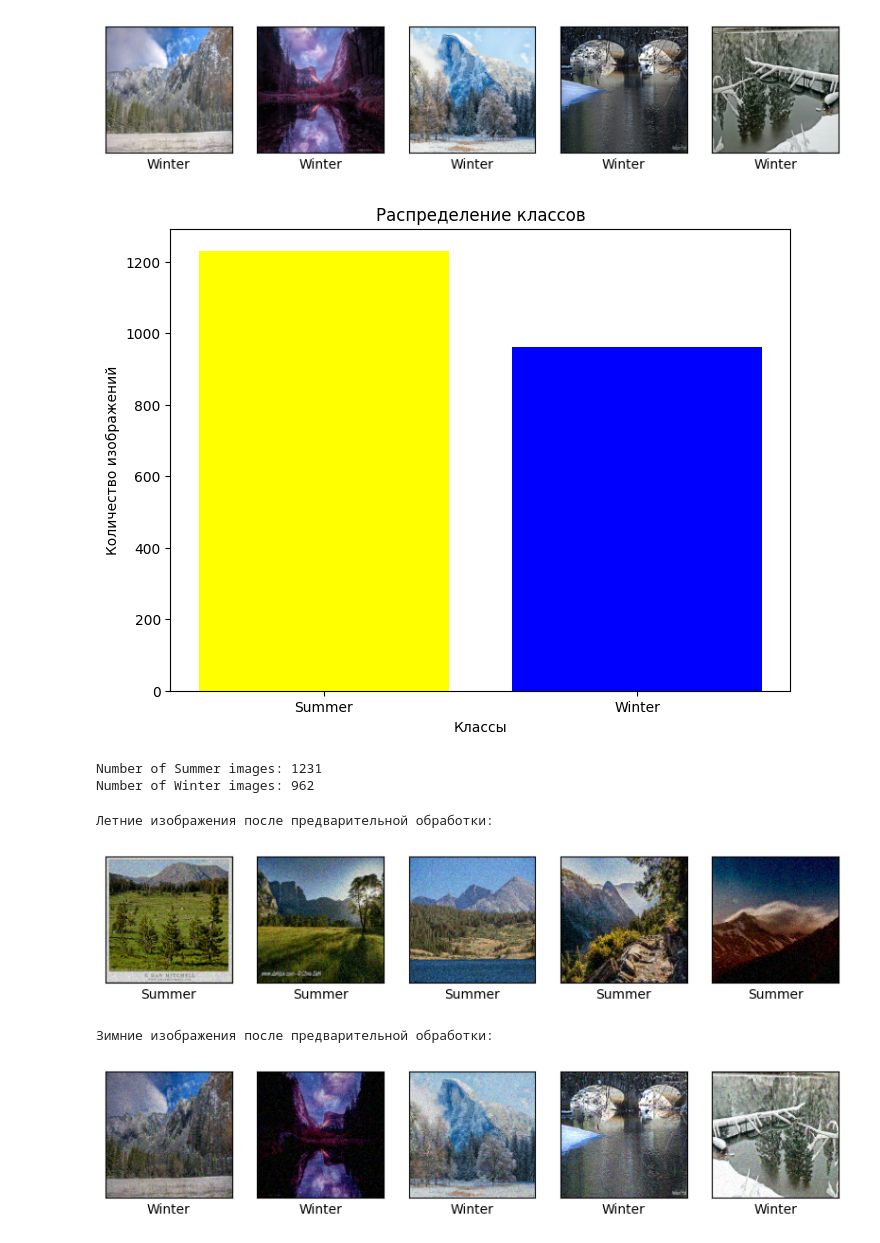
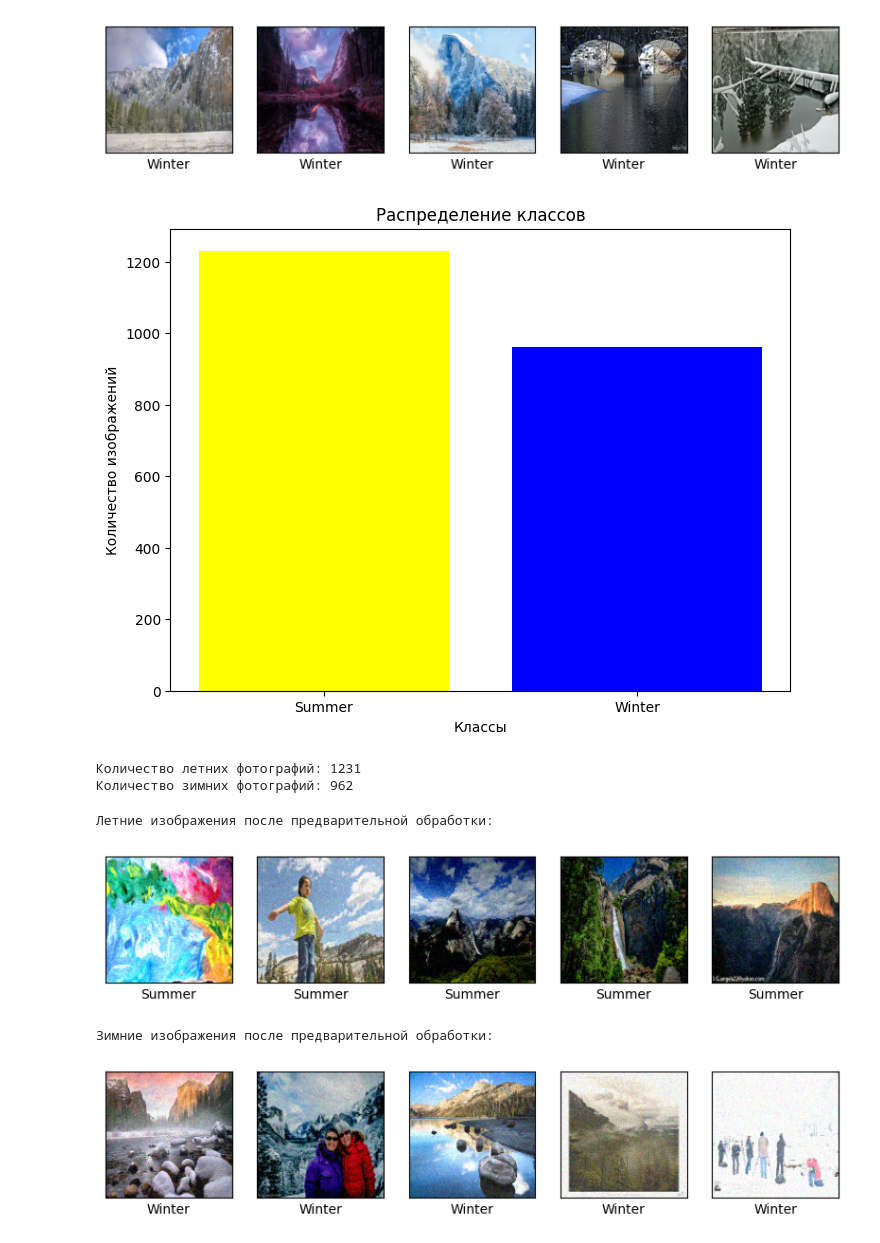
Before and after one commit to Xcution28/neural_networks, a Jupyter notebook: neural_networks_lab_2.ipynb, the cells around one changed output. Drawn from its saved outputs; the diff is of its cells as text; code cells hidden in the pictures.

```diff
--- a/neural_networks_lab_2.ipynb
+++ b/neural_networks_lab_2.ipynb
@@ -62,12 +87,12 @@ class_names = ['Summer', 'Winter']
 datasets = [train_summer, train_winter]
 counts = class_distribution_and_plot(datasets, class_names)
 
-print(f"Number of Summer images: {counts[0]}")
-print(f"Number of Winter images: {counts[1]}")
+print(f"Количество летних фотографий: {counts[0]}")
+print(f"Количество зимних фотографий: {counts[1]}")
 # %% [output]
 [figure]
-Number of Summer images: 1231
-Number of Winter images: 962
+Количество летних фотографий: 1231
+Количество зимних фотографий: 962
 # %%
 # Добавление меток классам
 train_summer = train_summer.map(lambda image, _: (image, 0))
@@ -75,52 +100,53 @@ train_winter = train_winter.map(lambda image, _: (image, 1))
 
 # Функция для аугментации изображений
 def augment(image, label):
-    image = tf.image.random_flip_left_right(image)
-    image = tf.image.random_brightness(image, max_delta=0.2)
-    image = tf.image.random_contrast(image, lower=0.8, upper=1.2)
+    image = tf.image.random_flip_left_right(image) # рандомно переворачиваю изображение по горизонтали с вероятностью 50%
+    image = tf.image.random_brightness(image, max_delta=0.2) # рандомно изменяю яркость изображений
+    image = tf.image.random_contrast(image, lower=0.8, upper=1.2) # рандомно изменяю контраст изображений
     return image, label
 
 # Аугментация изображений
 train_summer = train_summer.map(augment)
 train_winter = train_winter.map(augment)
 
 # Объединение классов с балансировкой
-train_dataset = tf.data.Dataset.sample_from_datasets([train_summer, train_winter], weights=[0.5, 0.5])
+dataset = tf.data.Dataset.sample_from_datasets([train_summer, train_winter], weights=[0.5, 0.5])
 
 # Функция для нормализации и стандартизации размеров изображений
 def normalize_and_resize(image, label):
-    image = tf.image.resize(image, (128, 128))
-    image = tf.cast(image, tf.float32) / 255.0
-    image = tf.clip_by_value(image, 0.0, 1.0)
+    image = tf.image.resize(image, (128, 128)) # изменяю размер изображения до 128х128 пикселей
+    image = tf.cast(image, tf.float32) / 255.0 # преобразую изоражение в тип float32 и нормализую значения пикселей
+    image = tf.clip_by_value(image, 0.0, 1.0) # ограничиваю значения пикселей в диапазоне от 0 до 1, чтобы избежать выходов за границы
     return image, label
 
 # Функция для добавления шума
 def add_noise(image, label):
-    noise = tf.random.normal(shape=tf.shape(image), mean=0.0, stddev=0.05, dtype=tf.float32)
-    image = image + noise
-    image = tf.clip_by_value(image, 0.0, 1.0)
+    noise = tf.random.normal(shape=tf.shape(image), mean=0.0, stddev=0.05, dtype=tf.float32) # генерирую шум с нормальным распределением
+    image = image + noise # добавляю шум к изображению
+    image = tf.clip_by_value(image, 0.0, 1.0) # ограничиваю значения пикселей от 0 до 1
     return image, label
 
 # Нормализация и стандартизация размеров
-train_summer = train_summer.map(normalize_and_resize)
-train_winter = train_winter.map(normalize_and_resize)
+dataset = dataset.map(normalize_and_resize)
 
 # Добавление шума
-train_summer = train_summer.map(add_noise)
-train_winter = train_winter.map(add_noise)
+dataset = dataset.map(add_noise)
 
 # Перемешивание данных
-train_dataset = train_dataset.shuffle(buffer_size=1000).batch(64)
+dataset = dataset.shuffle(buffer_size=1000)
+
+horses_dataset_after = dataset.filter(lambda img, label: label == 0)
+zebras_dataset_after = dataset.filter(lambda img, label: label == 1)
 
 # Отображение летних изображений
 print("Летние изображения после предварительной обработки:")
-display_images(train_summer, class_names[0])
+display_images(horses_dataset_after, class_names[0])
 
 # Отображение зимних изображений
 print("Зимние изображения после предварительной обработки:")
-display_images(train_winter, class_names[1])
+display_images(zebras_dataset_after, class_names[1])
 # %% [output]
 Летние изображения после предварительной обработки:
-[figure, old version]
+[figure, new version]
 Зимние изображения после предварительной обработки:
-[figure, old version]
+[figure, new version]
```
Also changed, not shown: parts of 10 cells of this notebook.
